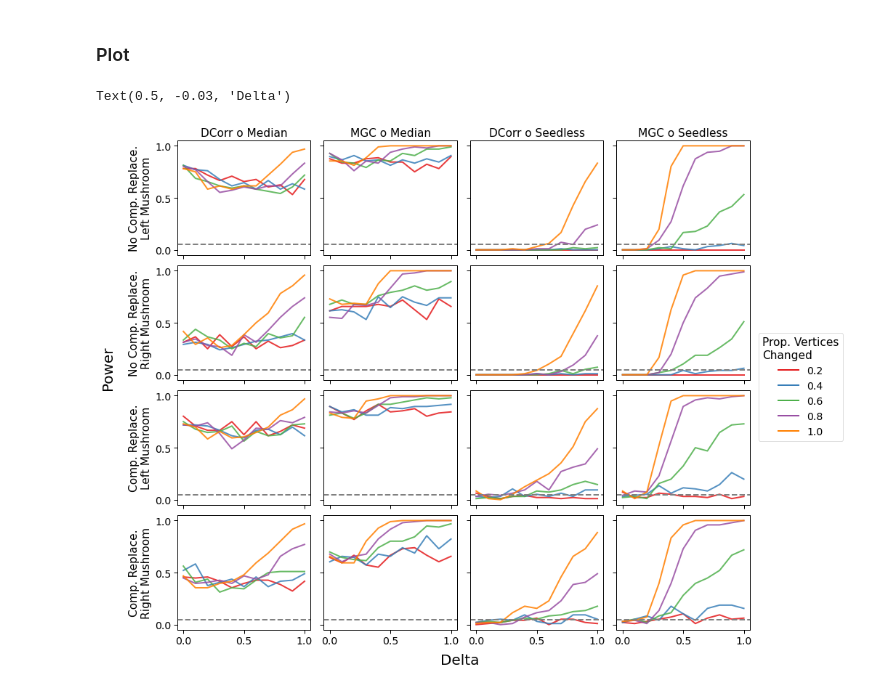
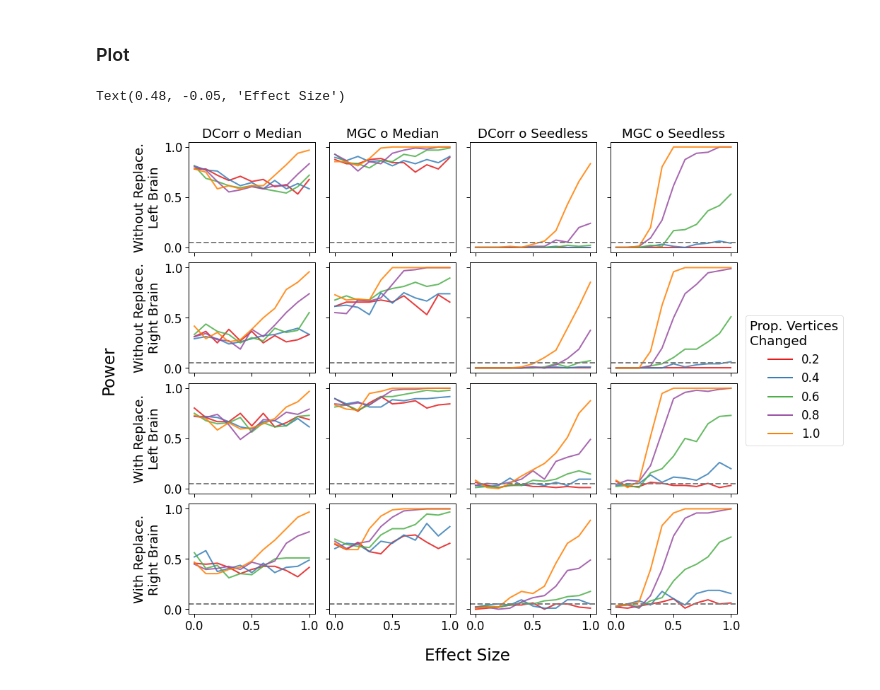
Before and after one commit to neurodata/j1c-experiments, a Jupyter notebook: ldt/synthetic2.ipynb, the cells around one changed output. Drawn from its saved outputs; the diff is of its cells as text; code cells hidden in the pictures.

```diff
--- a/ldt/synthetic2.ipynb
+++ b/ldt/synthetic2.ipynb
@@ -321,13 +321,13 @@ col_titles = dict(
 )
 
 row_titles = [
-    "No Comp. Replace.\nLeft Mushroom",
-    "No Comp. Replace.\nRight Mushroom",
-    "Comp. Replace.\nLeft Mushroom",
-    "Comp. Replace.\nRight Mushroom",
+    "Without Replace.\nLeft Brain",
+    "Without Replace.\nRight Brain",
+    "With Replace.\nLeft Brain",
+    "With Replace.\nRight Brain",
 ]
 # %%
-sns.set_context('paper', font_scale=1.6, rc={"lines.linewidth": 2})
+sns.set_context('paper', font_scale=1.9, rc={"lines.linewidth": 2})
 fig, ax = plt.subplots (nrows=4, ncols=4, figsize=(12, 10), constrained_layout=True, sharex=True, sharey=True)
 
 for row, df in enumerate(dfs):
@@ -347,36 +347,36 @@ for row, df in enumerate(dfs):
         if col == 0:
             ax[row, col].set_ylabel(row_titles[row])
 
         # Set col title
         if row == 0:
             ax[row, col].set_title(col_titles[col_name])
 
         #ax[row, col].set_xticks([])
         #ax[row, col].set_yticks([])
         ax[row, col].set_yticks([0, 0.5,  1])
         ax[row, col].set_xlabel("")
 
         ax[row, col].axhline(0.05, c='gray', ls='--')
 
 for i in range(4):
     for j in range(4):
         handles, labels = ax[i, j].get_legend_handles_labels()
         #labels[0] = "Prop. Vertices\nChanged" # Rename the title of legend
         ax[i, j].legend().remove()
 
 legend = fig.legend(
     handles=handles,
     labels=["0.2", "0.4", "0.6", "0.8", "1.0"],
     ncol = 1,
     loc='center right',
-    bbox_to_anchor=(1.15, .5),
+    bbox_to_anchor=(1.175, .5),
     bbox_transform=plt.gcf().transFigure,
     title = "Prop. Vertices\nChanged"
 )
 
-fig.text(-0.04, .5, "Power", rotation="vertical", fontsize=20)
-fig.text(.5, -0.03, "Delta", fontsize=20)
+fig.text(-0.05, .48, "Power", rotation="vertical", fontsize=23)
+fig.text(.48, -0.05, "Effect Size", fontsize=23)
 # %% [output]
-Text(0.5, -0.03, 'Delta')
+Text(0.48, -0.05, 'Effect Size')
-[figure, old version]
+[figure, new version]
 # %%
```
Also changed, not shown: parts of 1 cell of this notebook, 2 other files.
